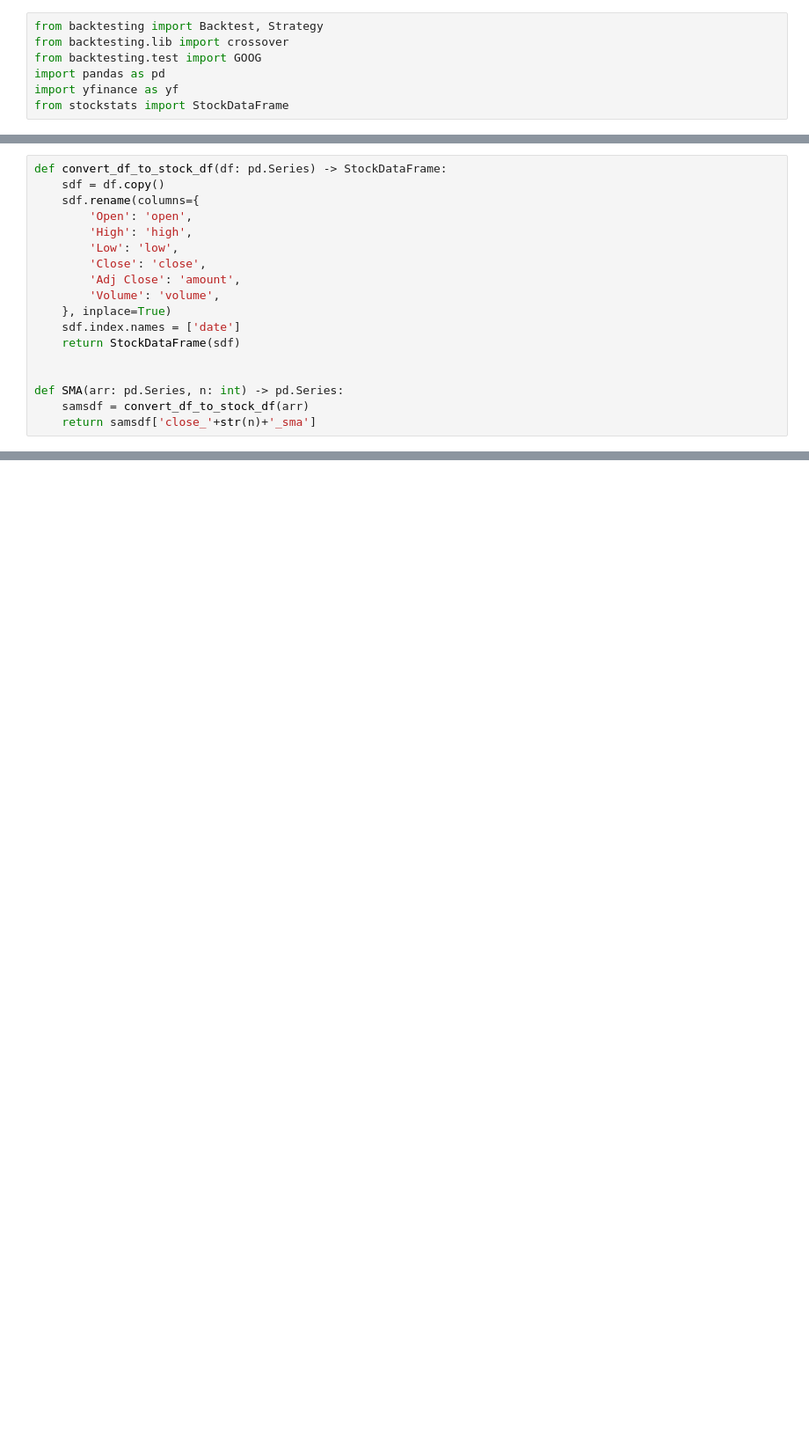
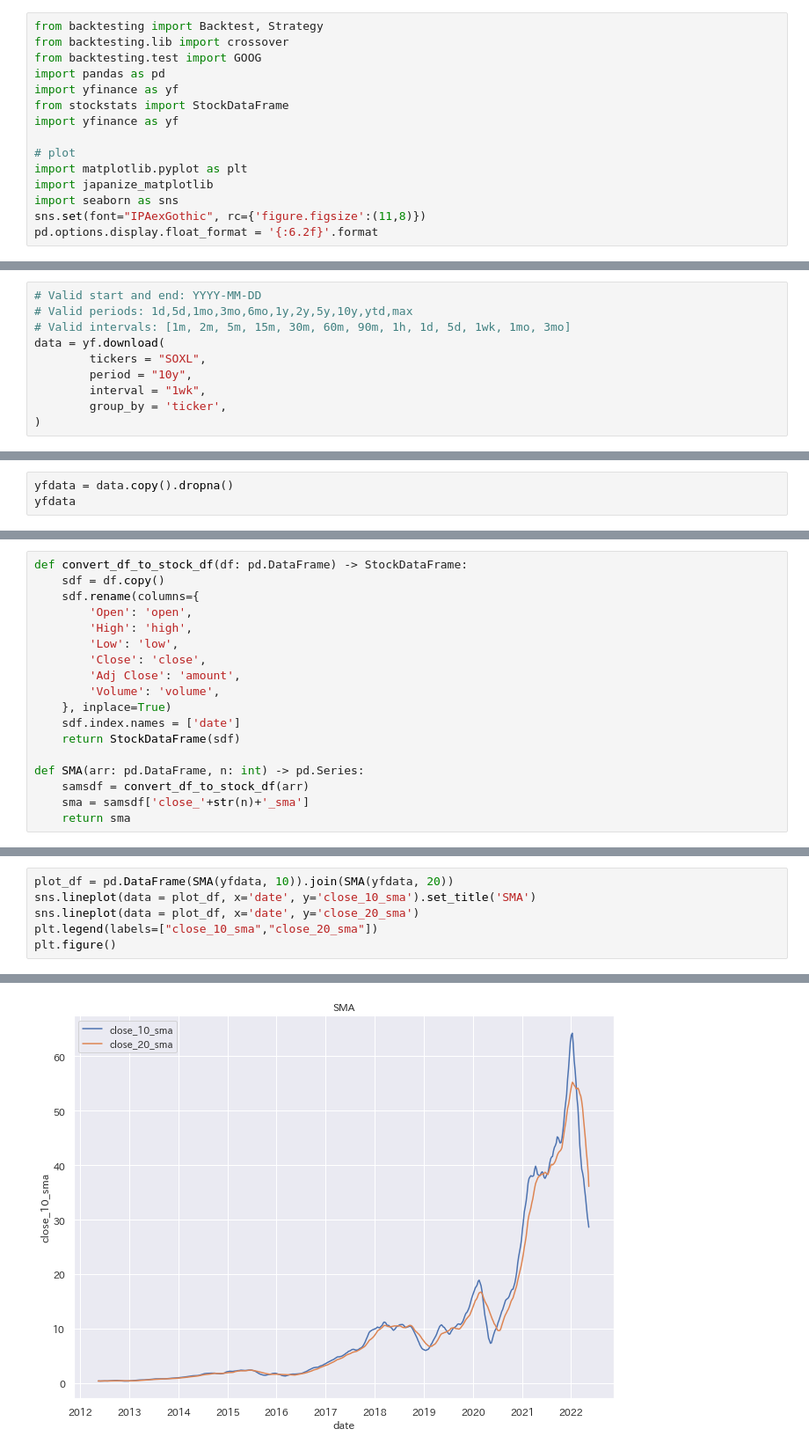
Before and after one commit to nexus4812/jupyter-sandbox, a Jupyter notebook: src/backtest/backtest-sample-use-sdf.ipynb, the cells around one changed output, grey strips where cells are left out. Shown at 88% size. Saved outputs shown, nothing was run; the diff lists cells and outputs as text; blank space fills up the shorter version.

Commit message:
Add yfinance

```diff
--- a/src/backtest/backtest-sample-use-sdf.ipynb
+++ b/src/backtest/backtest-sample-use-sdf.ipynb
@@ -5,6 +5,24 @@ from backtesting.test import GOOG
 import pandas as pd
 import yfinance as yf
 from stockstats import StockDataFrame
+import yfinance as yf
+
+# plot
+import matplotlib.pyplot as plt
+import japanize_matplotlib
+import seaborn as sns
+sns.set(font="IPAexGothic", rc={'figure.figsize':(11,8)})
+pd.options.display.float_format = '{:6.2f}'.format
 # %% [output]
 Loading BokehJS ...
 [interactive output not drawn]
+# %%
+# Valid start and end: YYYY-MM-DD
+# Valid periods: 1d,5d,1mo,3mo,6mo,1y,2y,5y,10y,ytd,max
+# Valid intervals: [1m, 2m, 5m, 15m, 30m, 60m, 90m, 1h, 1d, 5d, 1wk, 1mo, 3mo]
+data = yf.download(
+        tickers = "SOXL",
+        period = "10y",
+        interval = "1wk",
+        group_by = 'ticker',
+)
@@ -10,0 +31,3 @@ Loading BokehJS ...
+# %%
+yfdata = data.copy().dropna()
+yfdata
@@ -11,5 +49,5 @@ Loading BokehJS ...
 # %%
-def convert_df_to_stock_df(df: pd.Series) -> StockDataFrame:
+def convert_df_to_stock_df(df: pd.DataFrame) -> StockDataFrame:
     sdf = df.copy()
     sdf.rename(columns={
         'Open': 'open',
@@ -22,9 +60,9 @@ def convert_df_to_stock_df(df: pd.Series) -> StockDataFrame:
     sdf.index.names = ['date']
     return StockDataFrame(sdf)
 
-
-def SMA(arr: pd.Series, n: int) -> pd.Series:
+def SMA(arr: pd.DataFrame, n: int) -> pd.Series:
     samsdf = convert_df_to_stock_df(arr)
-    return samsdf['close_'+str(n)+'_sma']
+    sma = samsdf['close_'+str(n)+'_sma']
+    return sma
 # %%
 class SmaCross(Strategy):
@@ -52,0 +132,7 @@ bt.plot()
+# %%
+plot_df = pd.DataFrame(SMA(yfdata, 10)).join(SMA(yfdata, 20))
+sns.lineplot(data = plot_df, x='date', y='close_10_sma').set_title('SMA')
+sns.lineplot(data = plot_df, x='date', y='close_20_sma')
+plt.legend(labels=["close_10_sma","close_20_sma"])
+plt.figure()
+# %% [output]
@@ -52,0 +140 @@ bt.plot()
+[figure, added]
```
Also changed, not shown: parts of 4 cells of this notebook.
